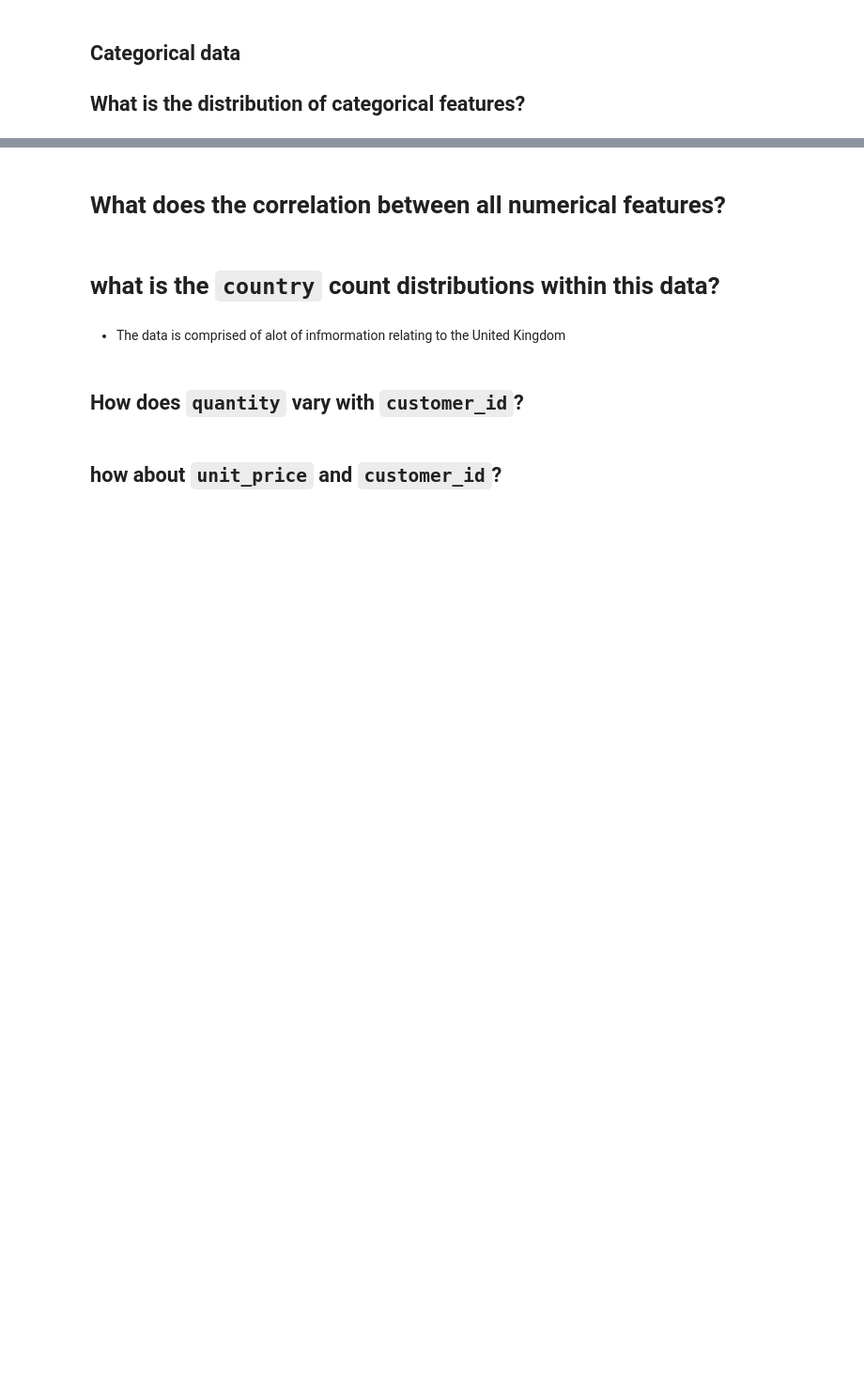
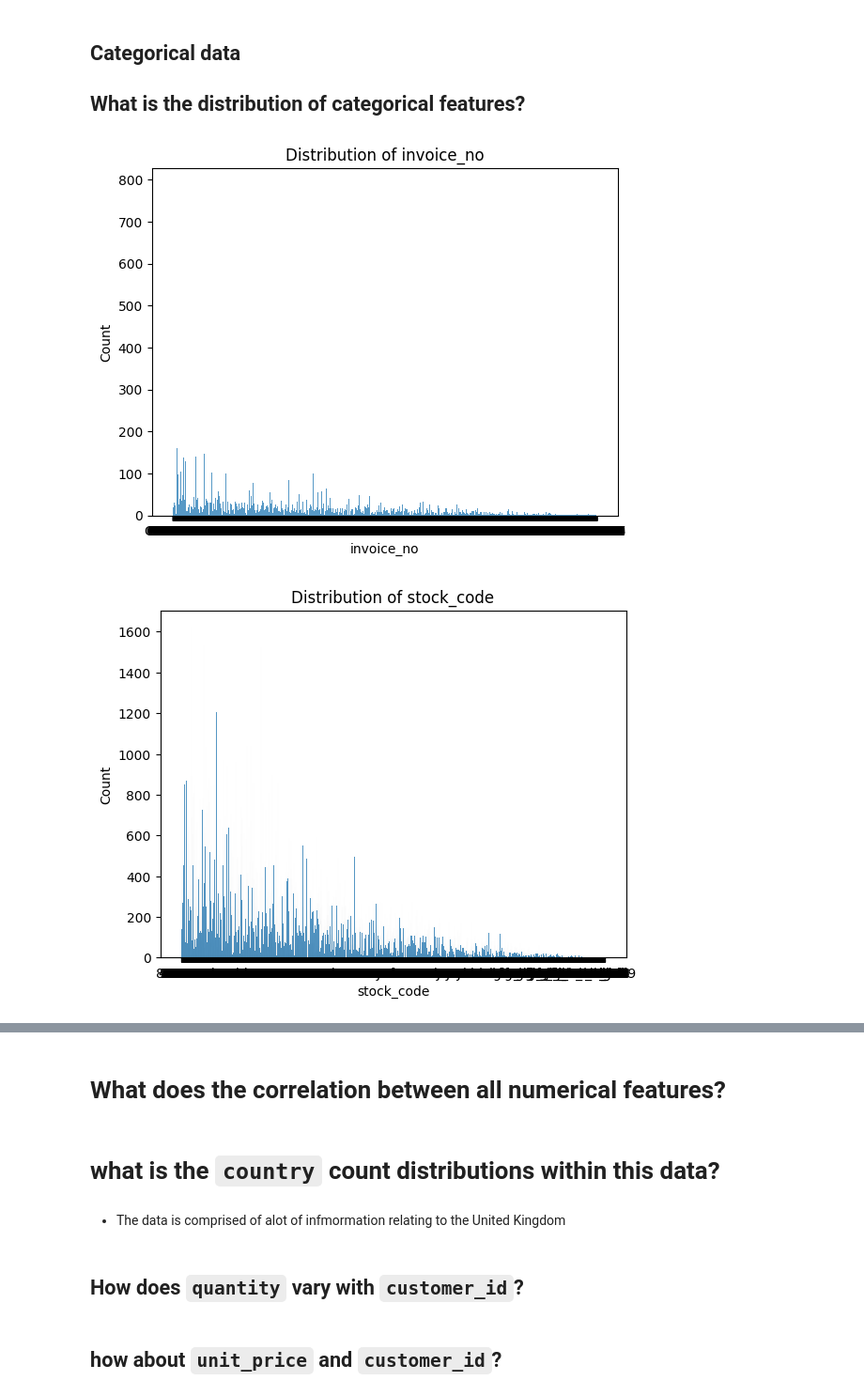
Before and after one commit to Marc-Aradillas/customer-segmentation-project, a Jupyter notebook: exp_working_nb.ipynb, the cells around one changed output, grey strips where cells are left out. Shown: that part at 94% size. Cells and saved outputs as stored; diff of their text form; code cells hidden in the pictures; blank space fills up the shorter version.

```diff
--- a/exp_working_nb.ipynb
+++ b/exp_working_nb.ipynb
@@ -67,8 +176,11 @@ for col in numeric_cols:
 
 ## What is the distribution of categorical features?
 # %%
-for col in df.columns[df.dtypes == 'object']:
+for col in train_scaled.columns[train_scaled.dtypes == 'object']:
     plt.figure()
     plt.title(f'Distribution of {col}')
-    sns.histplot(data=df, x=col)
+    sns.histplot(data=train_scaled, x=col)
     plt.show()
+# %% [output]
+[figure, added]
+[figure, added]
```
Also changed, not shown: parts of 18 cells of this notebook, 2 other files.
